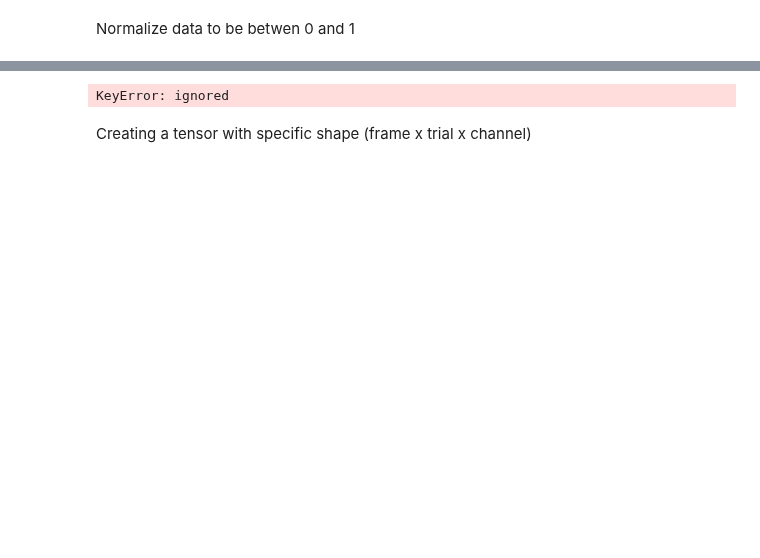
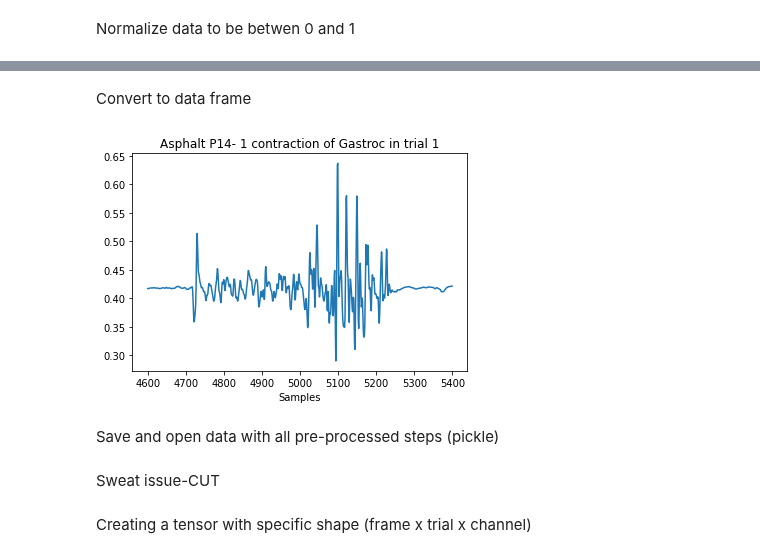
Before and after one commit to Gab2697/Human-Activity-Recognition, a Jupyter notebook: Pre_processing_CNN.ipynb, the cells around one changed output, grey strips where cells are left out. Saved outputs shown, nothing was run; the diff lists cells and outputs as text; code cells hidden in the pictures; blank space fills up the shorter version.

```diff
--- a/Pre_processing_CNN.ipynb
+++ b/Pre_processing_CNN.ipynb
@@ -498,3 +674,5 @@ plt.show()
+# %% [markdown]
+Convert to data frame
 # %%
 df_grass_3_norm=(pd.DataFrame(df_grass_3_norm)).T
 df_asphalt_3_norm=(pd.DataFrame(df_asphalt_3_norm)).T
@@ -525,5 +730,9 @@ df_asphalt_12_norm=(pd.DataFrame(df_asphalt_12_norm)).T
-# %%
-#Remove trials affected by sweat based on excel sheet
-df_grass_3_norm_TA=df_grass_3_norm [0:308160,1]
-# %% [output]
-KeyError: ignored
+# %%
+plt.plot(df_asphalt_14_norm.iloc[4600:5400,1])
+plt.title('Asphalt P14- 1 contraction of Gastroc in trial 1')
+plt.xlabel('Samples')
+plt.show()
+# %% [output]
+[figure, added]
+# %% [markdown]
+Save and open data with all pre-processed steps (pickle)
@@ -529,0 +790,2 @@ KeyError: ignored
+# %% [markdown]
+Sweat issue-CUT
```
Also changed, not shown: parts of 41 cells of this notebook.
